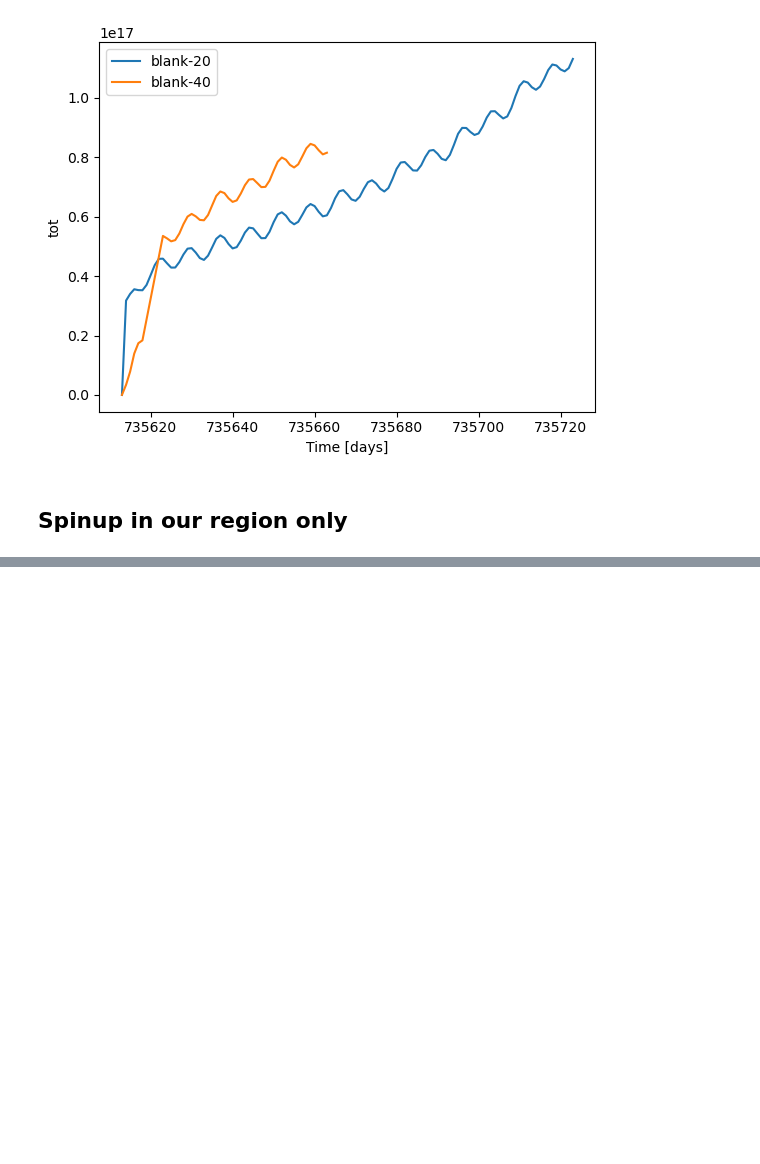
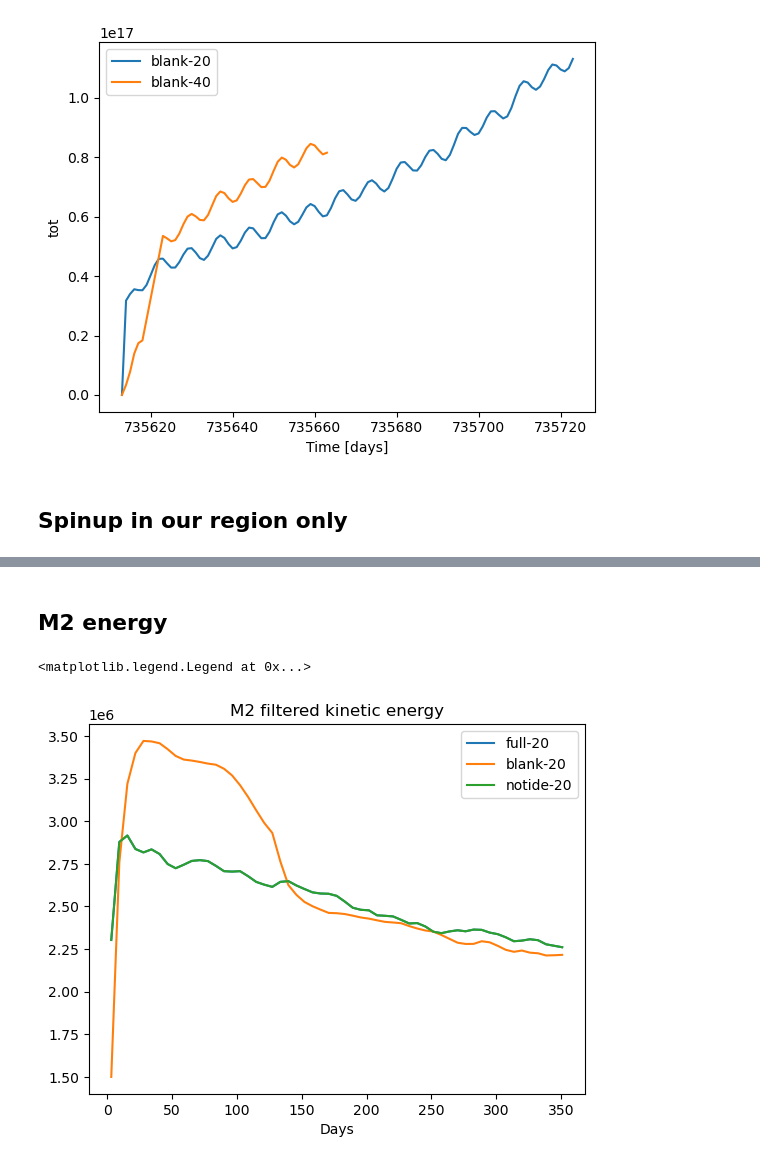
Before and after one commit to ashjbarnes/tasman-tides, a Jupyter notebook: notebooks/analysis/plot_spinup.ipynb, the cells around one changed output, grey strips where cells are left out. Cells and saved outputs as stored; diff of their text form; code cells hidden in the pictures; blank space fills up the shorter version.

```diff
--- a/notebooks/analysis/plot_spinup.ipynb
+++ b/notebooks/analysis/plot_spinup.ipynb
@@ -99,0 +99,26 @@ Error:
+# %% [markdown]
+## M2 energy
+# %%
+expts = ["full-20","full-40"]
+expts = ["full-20","blank-20","notide-20"]
+
+
+for i in expts:
+    u = xr.open_mfdataset(
+        f"/g/data/nm03/ab8992/postprocessed/{i}/UU/topdown/*.nc",decode_times = False,parallel=True
+    ).UU
+    v = xr.open_mfdataset(
+        f"/g/data/nm03/ab8992/postprocessed/{i}/VV/topdown/*.nc",decode_times = False,parallel=True
+    ).VV
+
+    ke = 0.5*(u + v).integrate("yb").integrate("xb")
+
+    ke = ke.assign_coords({"time":ke.time/24})
+    ke.plot(label = i)
+
+plt.title("M2 filtered kinetic energy")
+plt.xlabel("Days")
+plt.legend()
+# %% [output]
+<matplotlib.legend.Legend at 0x...>
+[figure, added]
```
Also changed, not shown: parts of 4 cells of this notebook.
